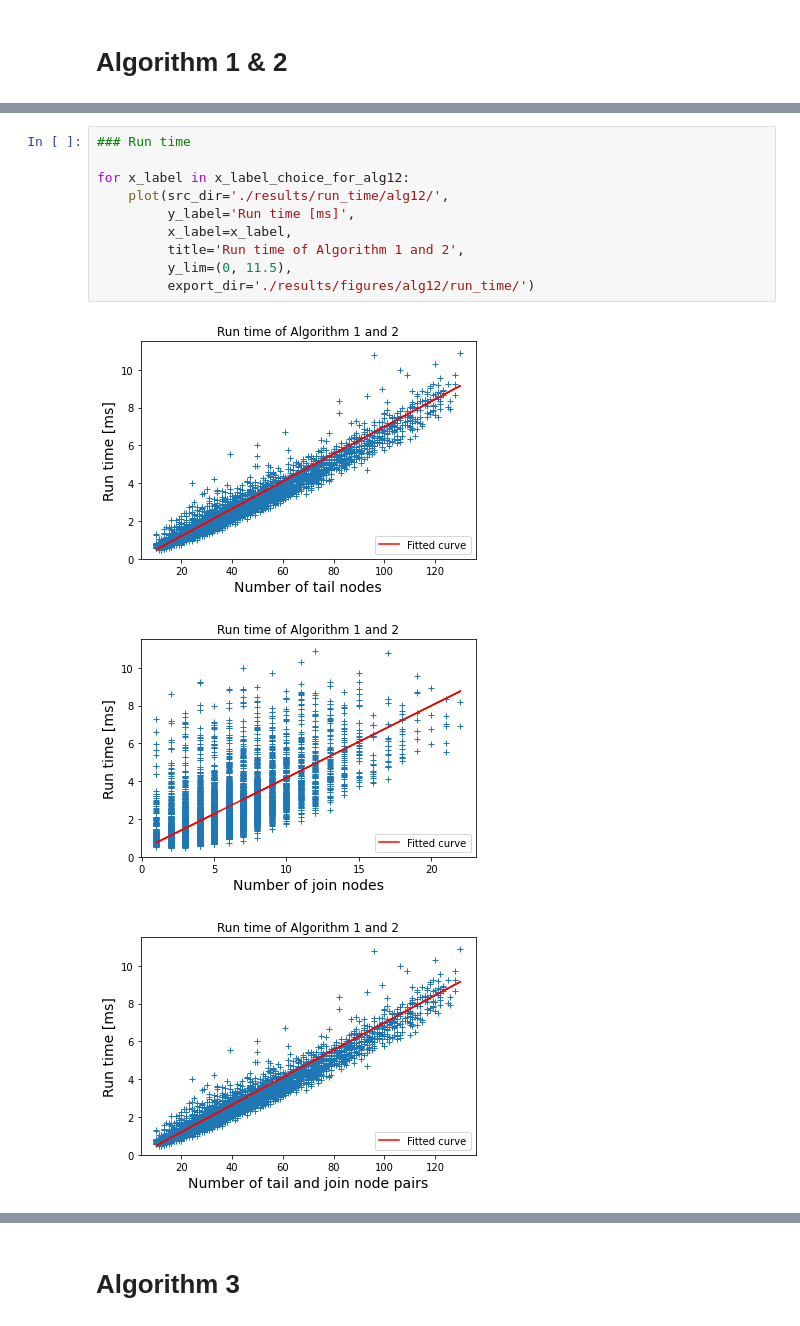
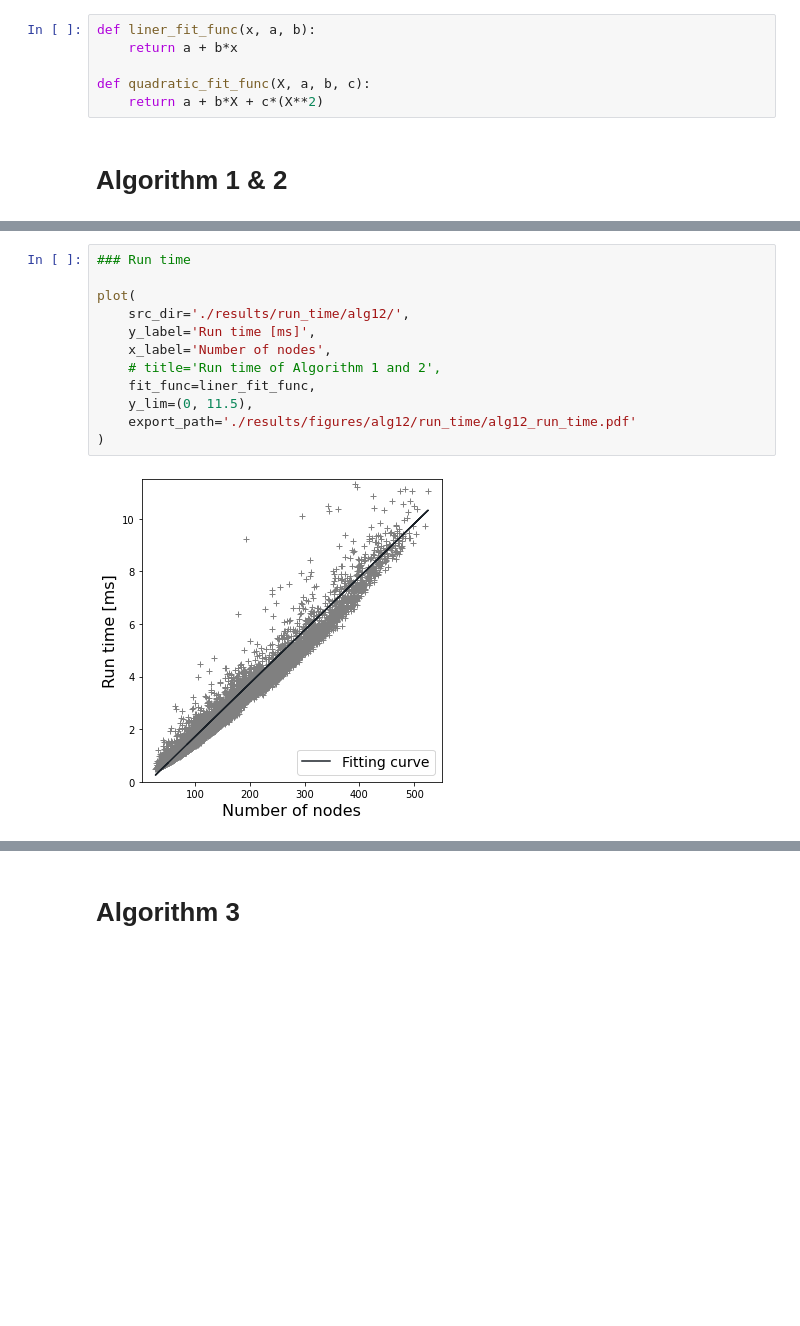
Before and after one commit to atsushi421/DED_simulator, a Jupyter notebook: plot_run_time_and_memory.ipynb, the cells around one changed output, grey strips where cells are left out. Cells and saved outputs as stored; diff of their text form; blank space fills up the shorter version.

```diff
--- a/plot_run_time_and_memory.ipynb
+++ b/plot_run_time_and_memory.ipynb
@@ -56,4 +59,10 @@ def plot(
     plt.show()
+# %%
+def liner_fit_func(x, a, b):
+    return a + b*x
+
+def quadratic_fit_func(X, a, b, c):
+    return a + b*X + c*(X**2)
 # %% [markdown]
 # Algorithm 1 & 2
 # %%
@@ -68,14 +77,14 @@ x_label_choice_for_alg12 = {
 # %%
 ### Run time
 
-for x_label in x_label_choice_for_alg12:
-    plot(src_dir='./results/run_time/alg12/',
-         y_label='Run time [ms]',
-         x_label=x_label,
-         title='Run time of Algorithm 1 and 2',
-         y_lim=(0, 11.5),
-         export_dir='./results/figures/alg12/run_time/')
+plot(
+    src_dir='./results/run_time/alg12/',
+    y_label='Run time [ms]',
+    x_label='Number of nodes',
+    # title='Run time of Algorithm 1 and 2',
+    fit_func=liner_fit_func,
+    y_lim=(0, 11.5),
+    export_path='./results/figures/alg12/run_time/alg12_run_time.pdf'
+)
 # %% [output]
-[figure, old version]
+[figure, new version]
-[figure, removed]
-[figure, removed]
```
Also changed, not shown: parts of 10 cells of this notebook, 4 other files.
